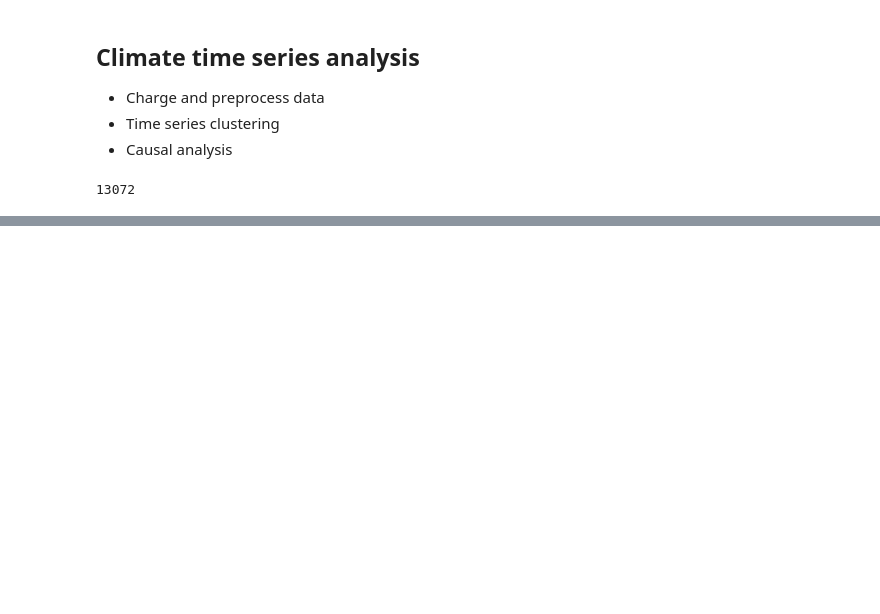
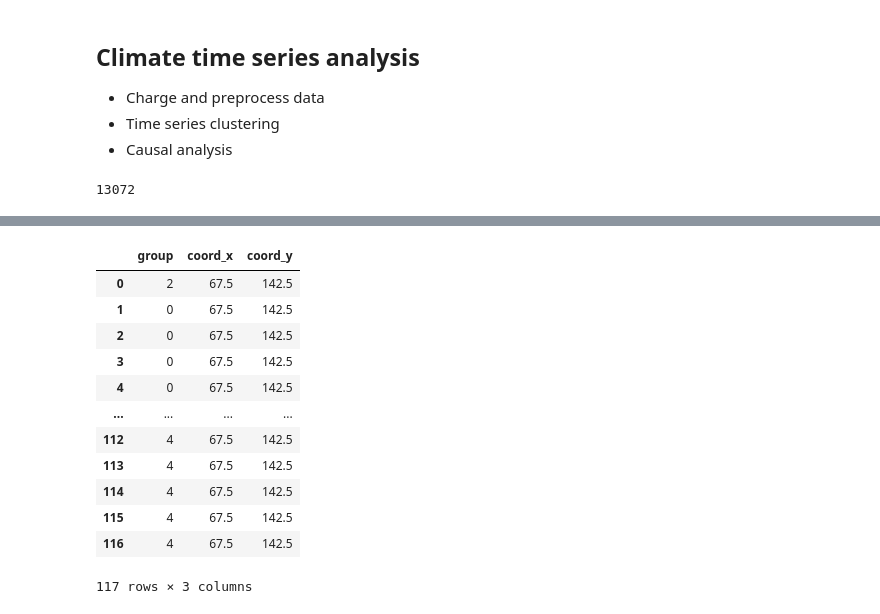
Before and after one commit to oriolus98/master_thesis2, a Jupyter notebook: causal_analysis1.ipynb, the cells around one changed output, grey strips where cells are left out. Cells and saved outputs as stored; diff of their text form; code cells hidden in the pictures; blank space fills up the shorter version.

Commit message:
First data analysis and processing

```diff
--- a/causal_analysis1.ipynb
+++ b/causal_analysis1.ipynb
@@ -61,0 +137,4 @@ Name: 4225, Length: 384, dtype: float64
+# %%
+results = pd.DataFrame()
+# %%
+results['group'] = y
@@ -61,0 +157,27 @@ Name: 4225, Length: 384, dtype: float64
+# %%
+coord_x = []
+coord_y = []
+
+for i in range(len(pixels)):
+    pixels[i] = pixel.replace('.csv', '')
+    coord_x.append(float(pixels[i].split(',')[0]))
+    coord_y.append(float(pixels[i].split(',')[1]))
+# %%
+results['coord_x'] = coord_x
+results['coord_y'] = coord_y
+# %%
+results
+# %% [output]
+|  | group | coord_x | coord_y |
+| 0 | 2 | 67.5 | 142.5 |
+| 1 | 0 | 67.5 | 142.5 |
+| 2 | 0 | 67.5 | 142.5 |
+| 3 | 0 | 67.5 | 142.5 |
+| 4 | 0 | 67.5 | 142.5 |
+| ... | ... | ... | ... |
+| 112 | 4 | 67.5 | 142.5 |
+| 113 | 4 | 67.5 | 142.5 |
+| 114 | 4 | 67.5 | 142.5 |
+| 115 | 4 | 67.5 | 142.5 |
+| 116 | 4 | 67.5 | 142.5 |
+117 rows × 3 columns
```
Also changed, not shown: parts of 19 cells of this notebook.
